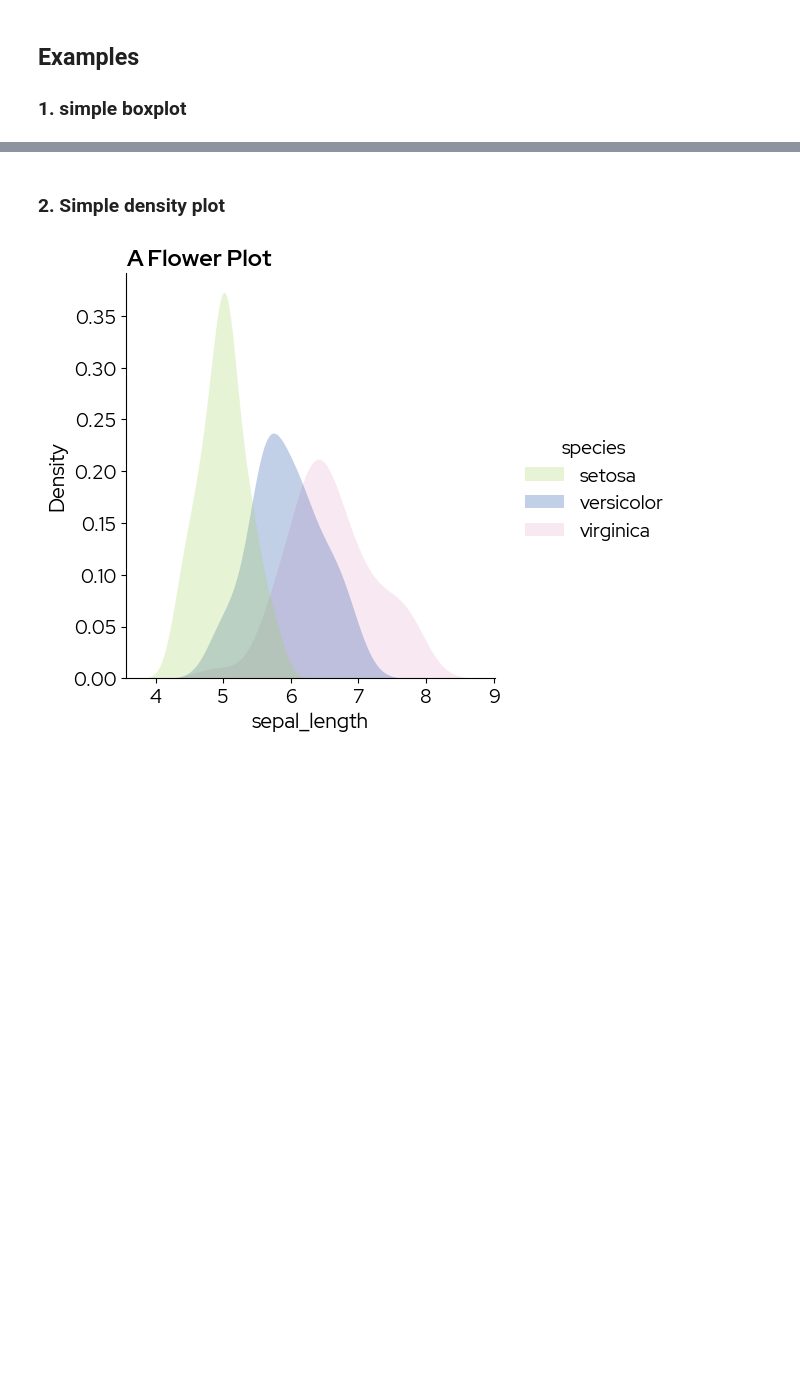
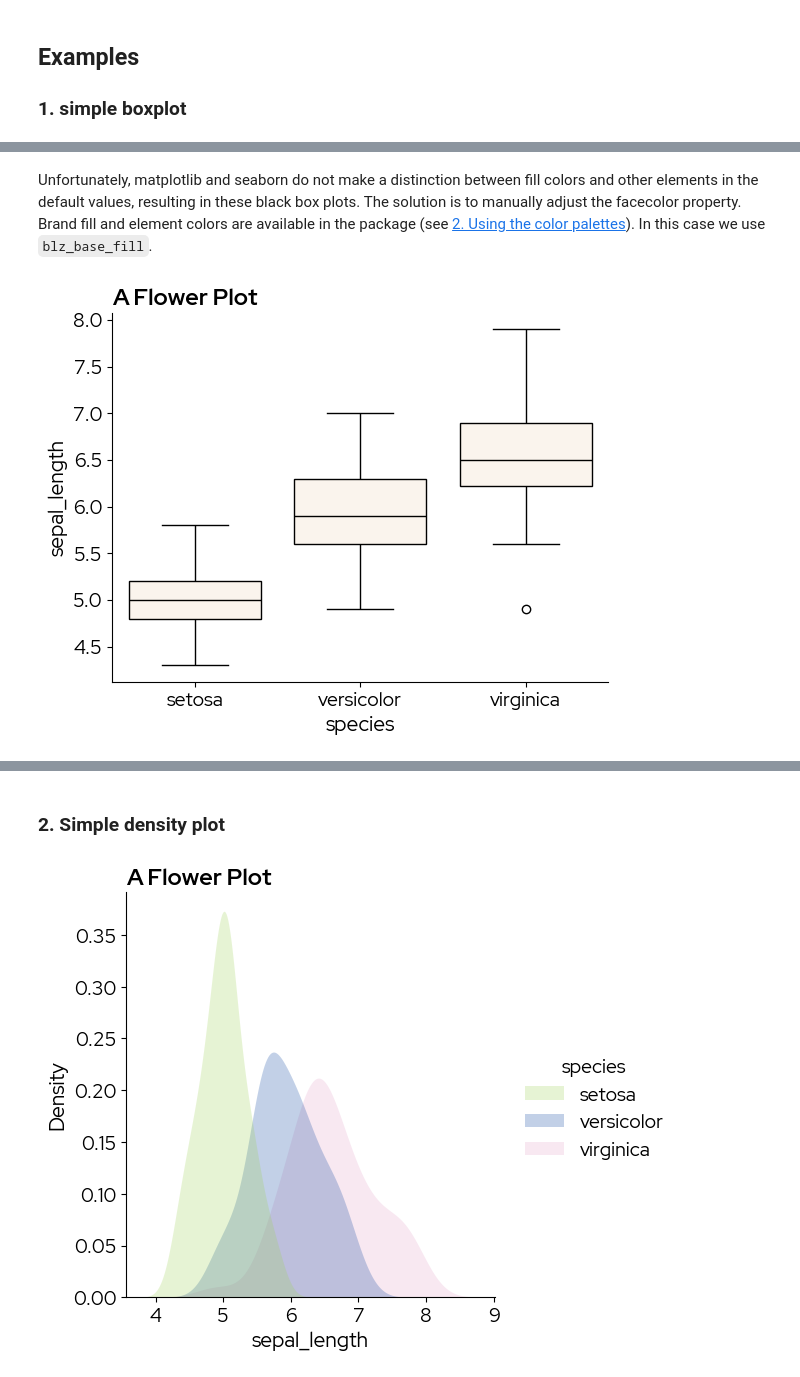
Before and after one commit to lizard-bio/nature-grade-visualization-playground, a Jupyter notebook: BioLizardStylePython/docs/example.ipynb, the cells around one changed output, grey strips where cells are left out. Drawn from its saved outputs; the diff is of its cells as text; code cells hidden in the pictures; blank space fills up the shorter version.

```diff
--- a/BioLizardStylePython/docs/example.ipynb
+++ b/BioLizardStylePython/docs/example.ipynb
@@ -357,0 +385,8 @@ plt.show()
+# %% [markdown]
+Unfortunately, matplotlib and seaborn do not make a distinction between fill colors and other elements in the default values, resulting in these black box plots. The solution is to manually adjust the facecolor property. Brand fill and element colors are available in the package (see [2. Using the color palettes](#2-using-the-color-palettes)). In this case we use `blz_base_fill`.
+# %%
+sns.boxplot(x="species", y="sepal_length", data=data, boxprops={"facecolor": blz_base_fill})
+plt.title("A Flower Plot")
+plt.show()
+# %% [output]
+[figure, added]
```
Also changed, not shown: parts of 30 cells of this notebook, 6 other files.
